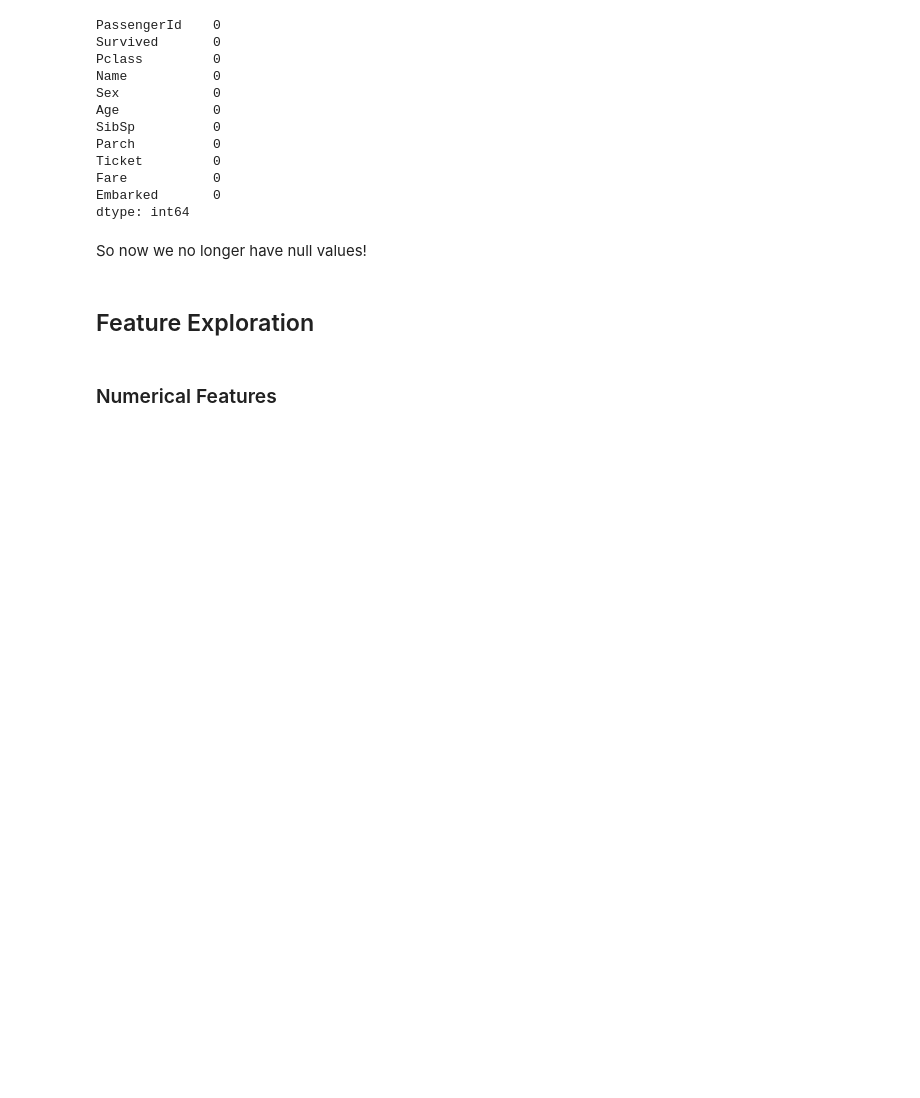
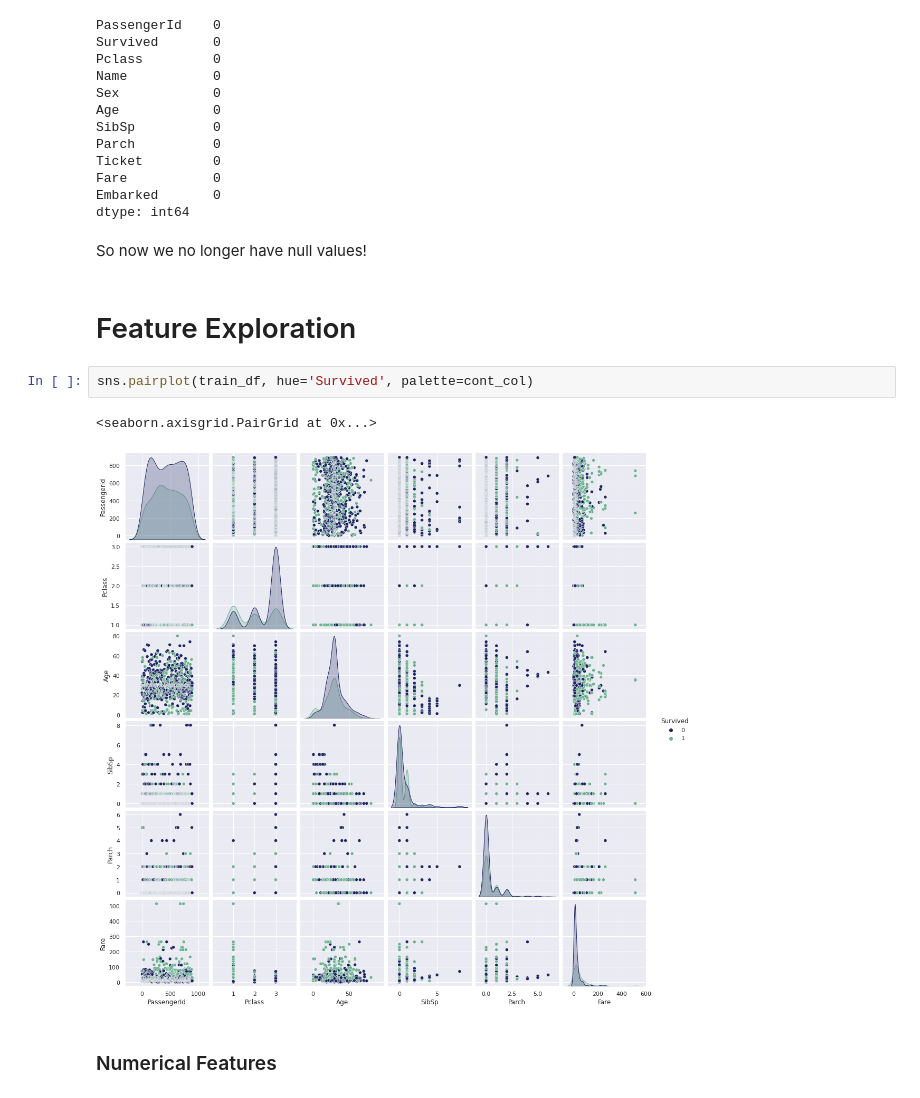
Before and after one commit to isaacjeffersonlee/Kaggle-Projects, a Jupyter notebook: Titanic/titanic_kaggle.ipynb, the cells around one changed output. Cells and saved outputs as stored; diff of their text form; blank space fills up the shorter version.

```diff
--- a/Titanic/titanic_kaggle.ipynb
+++ b/Titanic/titanic_kaggle.ipynb
@@ -132,7 +147,12 @@ dtype: int64
 # %% [markdown]
 So now we no longer have null values!
 # %% [markdown]
-## Feature Exploration
+# Feature Exploration
+# %%
+sns.pairplot(train_df, hue='Survived', palette=cont_col)
+# %% [output]
+<seaborn.axisgrid.PairGrid at 0x...>
+[figure, added]
 # %% [markdown]
 ### Numerical Features
 # %% [markdown]
```
Also changed, not shown: parts of 71 cells of this notebook, 5 other files.
